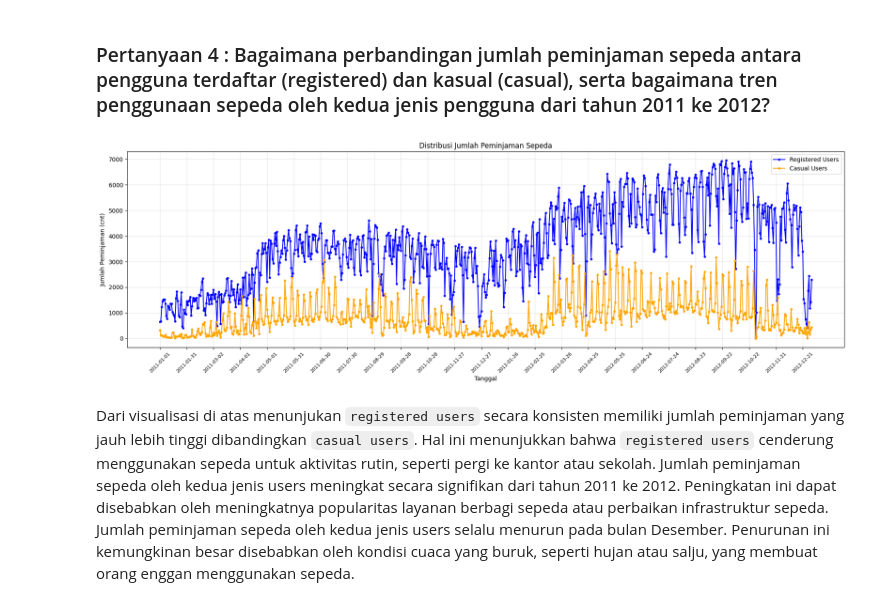
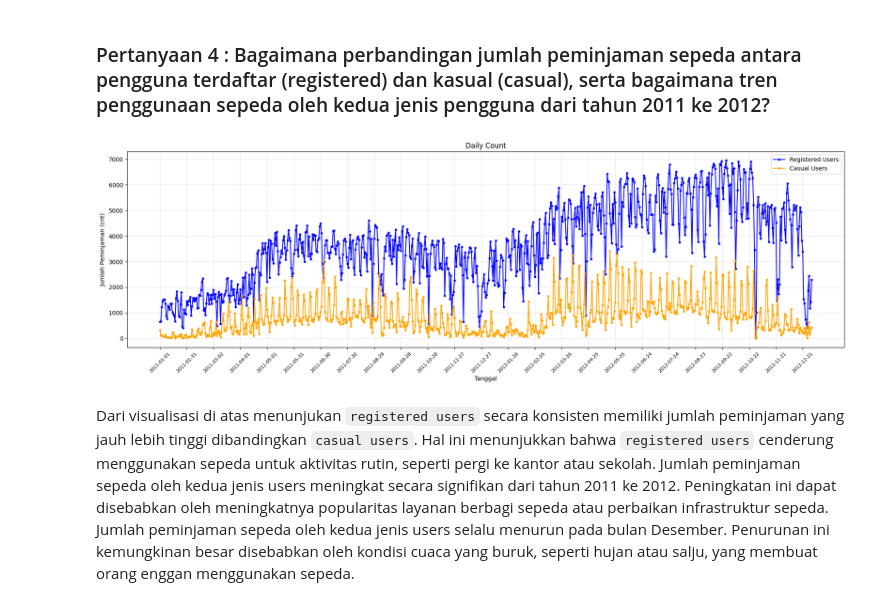
Before and after one commit to mausneg/Bike-Sharing-Analysis, a Jupyter notebook: notebook.ipynb, the cells around one changed output. Cells and saved outputs as stored; diff of their text form; code cells hidden in the pictures.

```diff
--- a/notebook.ipynb
+++ b/notebook.ipynb
@@ -446,19 +445,19 @@ Dari visualisasi di atas, kita bisa melihat bahwa `temp` memiliki hubungan yang
 # %%
 plt.figure(figsize=(18, 6))
 plt.plot(df_day['dteday'], df_day['registered'], marker='o', linestyle='-', color='blue', label='Registered Users', markersize=3)
 plt.plot(df_day['dteday'], df_day['casual'], marker='o', linestyle='-', color='orange', label='Casual Users', markersize=3)
 
 plt.xlabel('Tanggal', fontsize=10)
 plt.ylabel('Jumlah Peminjaman (cnt)', fontsize=10)
-plt.title('Distribusi Jumlah Peminjaman Sepeda', fontsize=12)
+plt.title('Daily Count', fontsize=12)
 plt.grid(alpha=0.3)
 plt.xticks(df_day['dteday'][::30], rotation=45, fontsize=8)
 plt.legend()
 
 plt.tight_layout()
 plt.show()
 # %% [output]
-[figure, old version]
+[figure, new version]
 # %% [markdown]
 Dari visualisasi di atas menunjukan `registered users` secara konsisten memiliki jumlah peminjaman yang jauh lebih tinggi dibandingkan `casual users`. Hal ini menunjukkan bahwa `registered users` cenderung menggunakan sepeda untuk aktivitas rutin, seperti pergi ke kantor atau sekolah. Jumlah peminjaman sepeda oleh kedua jenis users meningkat secara signifikan dari tahun 2011 ke 2012. Peningkatan ini dapat disebabkan oleh meningkatnya popularitas layanan berbagi sepeda atau perbaikan infrastruktur sepeda. Jumlah peminjaman sepeda oleh kedua jenis users selalu menurun pada bulan Desember. Penurunan ini kemungkinan besar disebabkan oleh kondisi cuaca yang buruk, seperti hujan atau salju, yang membuat orang enggan menggunakan sepeda.
 # %% [markdown]
```
Also changed, not shown: parts of 2 cells of this notebook, 1 other file.
